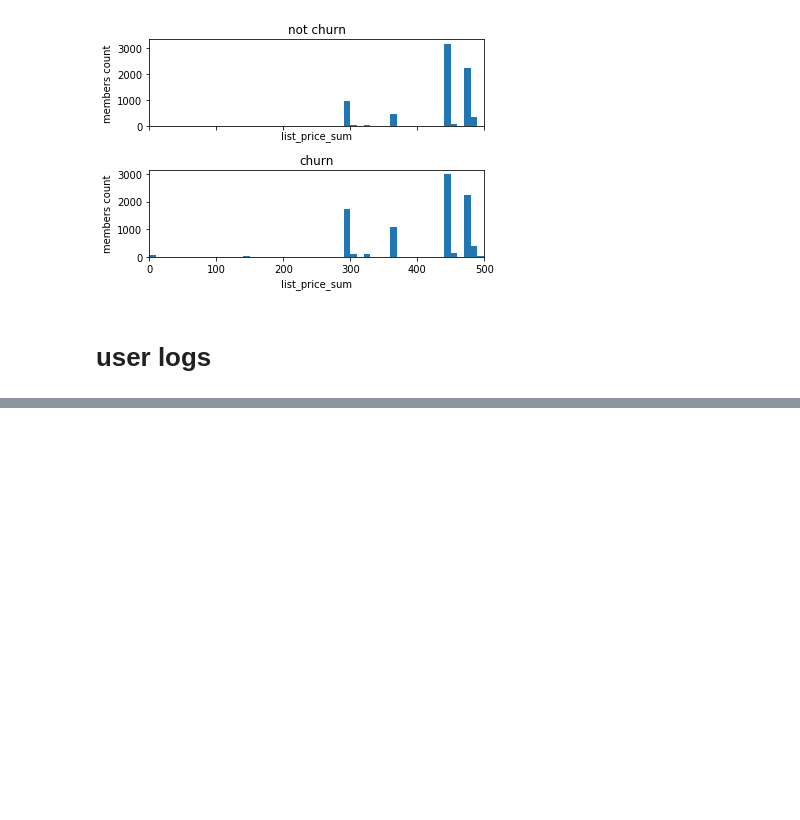
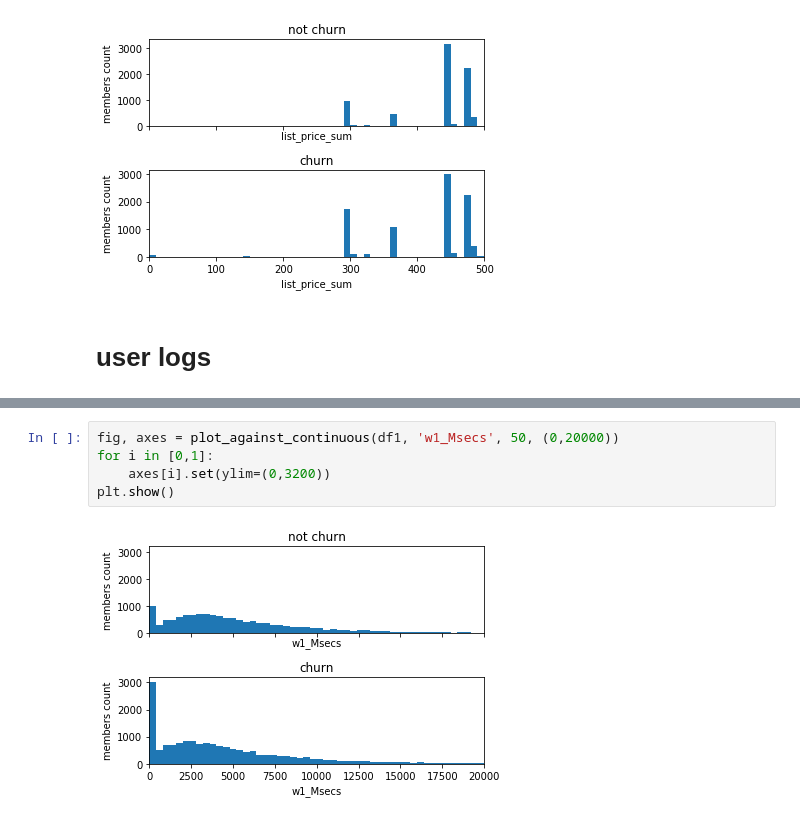
Before and after one commit to III-AdventureTime/kkbox_churn, a Jupyter notebook: prepare_big_table_01.yang/30.stats_has-expired_auto-renew-0.ipynb, the cells around one changed output, grey strips where cells are left out. Drawn from its saved outputs; the diff is of its cells as text; blank space fills up the shorter version.

```diff
--- a/prepare_big_table_01.yang/30.stats_has-expired_auto-renew-0.ipynb
+++ b/prepare_big_table_01.yang/30.stats_has-expired_auto-renew-0.ipynb
@@ -384,0 +413,7 @@ plt.show()
+# %%
+fig, axes = plot_against_continuous(df1, 'w1_Msecs', 50, (0,20000))
+for i in [0,1]:
+    axes[i].set(ylim=(0,3200))
+plt.show()
+# %% [output]
+[figure, added]
```
Also changed, not shown: parts of 37 cells of this notebook, 4 other files.
